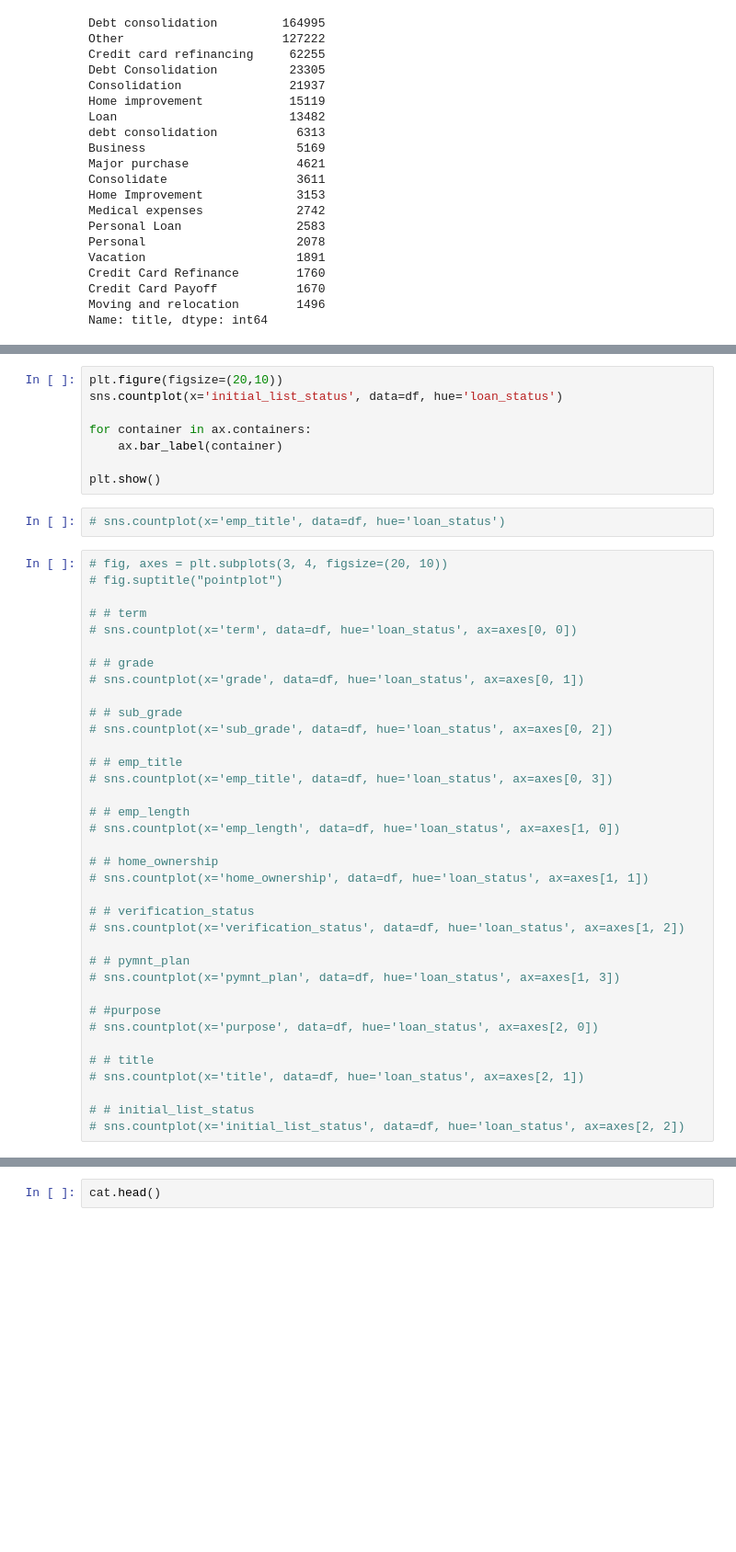
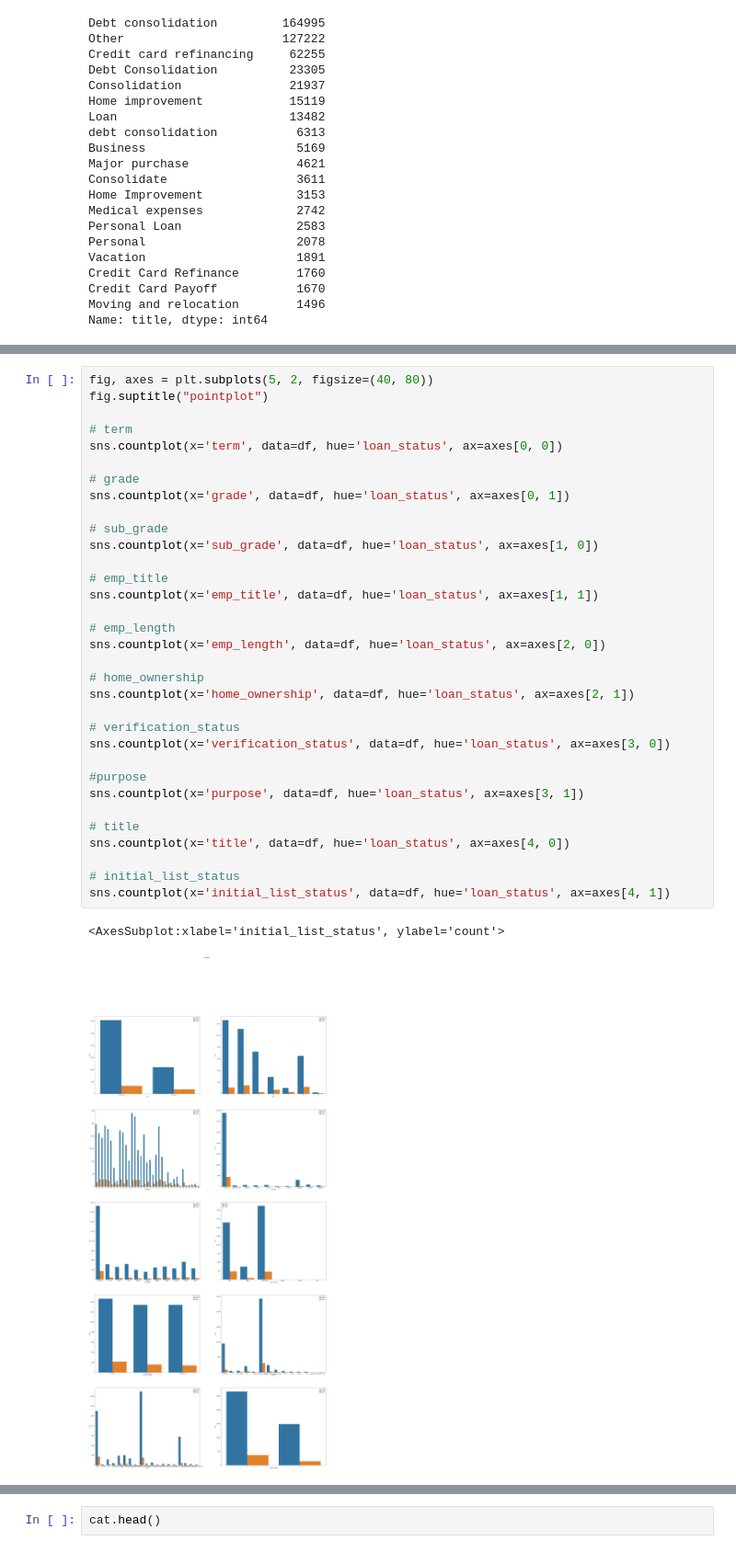
Before and after one commit to FransiscoReadyPermana/Credit-Risk-Prediction, a Jupyter notebook: test.ipynb, the cells around one changed output, grey strips where cells are left out. Shown: that part at 92% size. Drawn from its saved outputs; the diff is of its cells as text; blank space fills up the shorter version.

```diff
--- a/test.ipynb
+++ b/test.ipynb
@@ -760,46 +779,36 @@ plt.show()
-# %%
-plt.figure(figsize=(20,10))
-sns.countplot(x='initial_list_status', data=df, hue='loan_status')
-
-for container in ax.containers:
-    ax.bar_label(container)
-
-plt.show()
-# %%
-# sns.countplot(x='emp_title', data=df, hue='loan_status')
 # %%
-# fig, axes = plt.subplots(3, 4, figsize=(20, 10))
-# fig.suptitle("pointplot")
+fig, axes = plt.subplots(5, 2, figsize=(40, 80))
+fig.suptitle("pointplot")
 
-# # term
-# sns.countplot(x='term', data=df, hue='loan_status', ax=axes[0, 0])
+# term
+sns.countplot(x='term', data=df, hue='loan_status', ax=axes[0, 0])
 
-# # grade
-# sns.countplot(x='grade', data=df, hue='loan_status', ax=axes[0, 1])
+# grade
+sns.countplot(x='grade', data=df, hue='loan_status', ax=axes[0, 1])
 
-# # sub_grade
-# sns.countplot(x='sub_grade', data=df, hue='loan_status', ax=axes[0, 2])
+# sub_grade
+sns.countplot(x='sub_grade', data=df, hue='loan_status', ax=axes[1, 0])
 
-# # emp_title
-# sns.countplot(x='emp_title', data=df, hue='loan_status', ax=axes[0, 3])
+# emp_title
+sns.countplot(x='emp_title', data=df, hue='loan_status', ax=axes[1, 1])
 
-# # emp_length
-# sns.countplot(x='emp_length', data=df, hue='loan_status', ax=axes[1, 0])
+# emp_length
+sns.countplot(x='emp_length', data=df, hue='loan_status', ax=axes[2, 0])
 
-# # home_ownership
-# sns.countplot(x='home_ownership', data=df, hue='loan_status', ax=axes[1, 1])
+# home_ownership
+sns.countplot(x='home_ownership', data=df, hue='loan_status', ax=axes[2, 1])
 
-# # verification_status
-# sns.countplot(x='verification_status', data=df, hue='loan_status', ax=axes[1, 2])
+# verification_status
+sns.countplot(x='verification_status', data=df, hue='loan_status', ax=axes[3, 0])
 
-# # pymnt_plan
-# sns.countplot(x='pymnt_plan', data=df, hue='loan_status', ax=axes[1, 3])
+#purpose
+sns.countplot(x='purpose', data=df, hue='loan_status', ax=axes[3, 1])
 
-# #purpose
-# sns.countplot(x='purpose', data=df, hue='loan_status', ax=axes[2, 0])
+# title
+sns.countplot(x='title', data=df, hue='loan_status', ax=axes[4, 0])
 
-# # title
-# sns.countplot(x='title', data=df, hue='loan_status', ax=axes[2, 1])
-
-# # initial_list_status
-# sns.countplot(x='initial_list_status', data=df, hue='loan_status', ax=axes[2, 2])
+# initial_list_status
+sns.countplot(x='initial_list_status', data=df, hue='loan_status', ax=axes[4, 1])
+# %% [output]
+<AxesSubplot:xlabel='initial_list_status', ylabel='count'>
+[figure, added]
```
Also changed, not shown: parts of 7 cells of this notebook.
